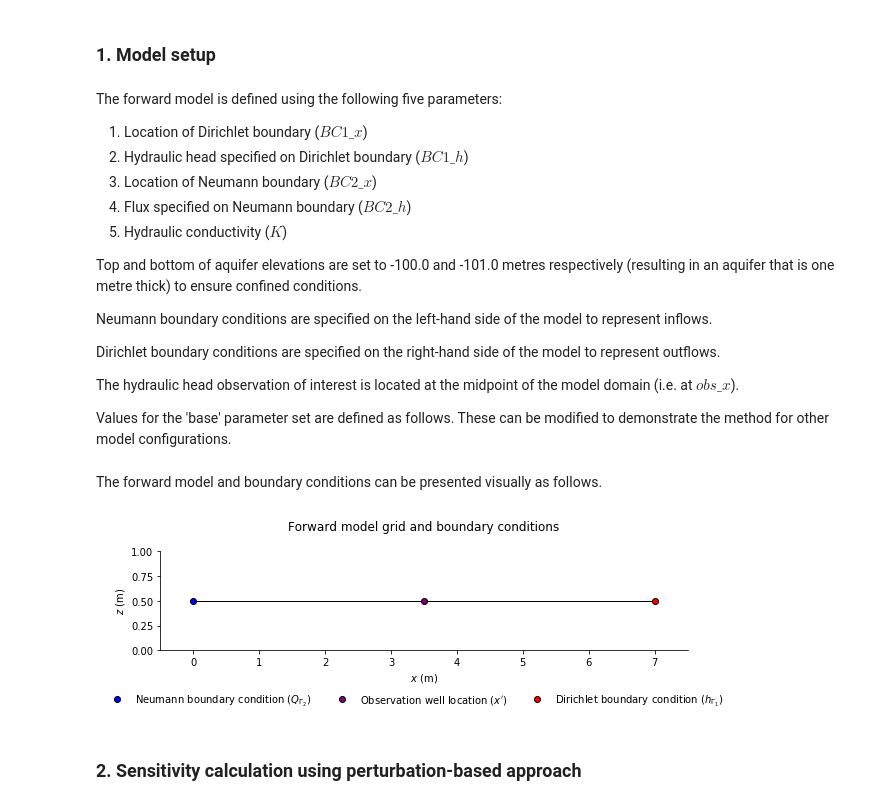
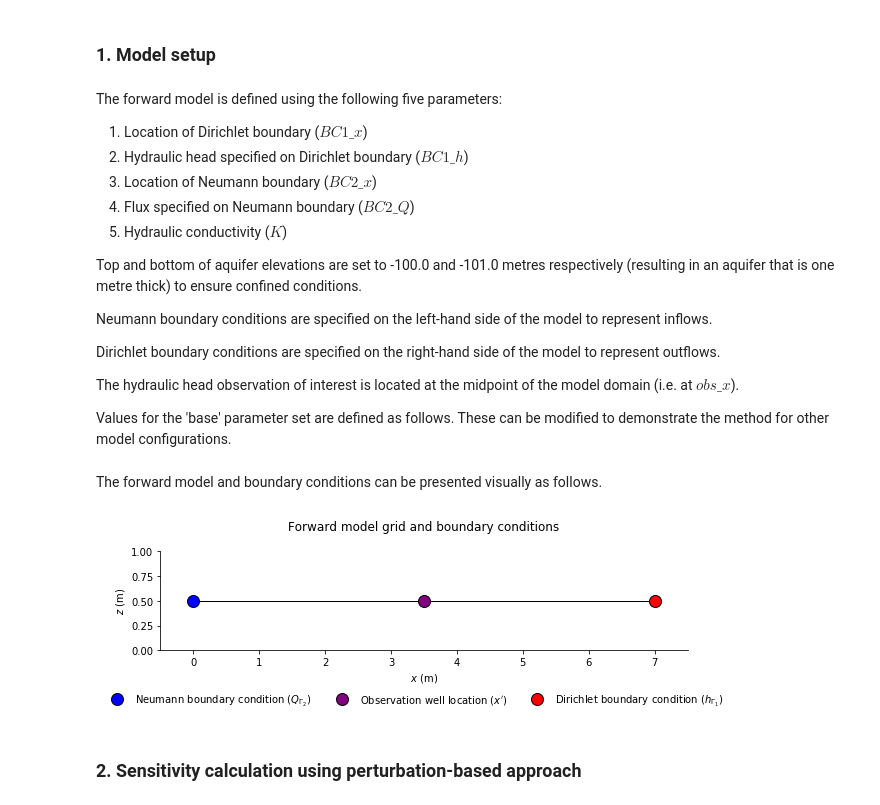
Before and after one commit to christurnadge/1o_adjoint_sensitivities, a Jupyter notebook: 02_Analytic_element_examples/02_dh_dBC1h_SS.ipynb, the cells around one changed output. Cells and saved outputs as stored; diff of their text form; code cells hidden in the pictures.

```diff
--- a/02_Analytic_element_examples/02_dh_dBC1h_SS.ipynb
+++ b/02_Analytic_element_examples/02_dh_dBC1h_SS.ipynb
@@ -13,7 +13,7 @@ The forward model is defined using the following five parameters:
 1. Location of Dirichlet boundary ($BC1\_x$)
 2. Hydraulic head specified on Dirichlet boundary ($BC1\_h$)
 3. Location of Neumann boundary ($BC2\_x$)
-4. Flux specified on Neumann boundary ($BC2\_h$)
+4. Flux specified on Neumann boundary ($BC2\_Q$)
 5. Hydraulic conductivity ($K$)
 
 Top and bottom of aquifer elevations are set to -100.0 and -101.0 metres respectively (resulting in an aquifer that is one metre thick) to ensure confined conditions.
@@ -41,24 +42,24 @@ The forward model and boundary conditions can be presented visually as follows.
 # %%
 %matplotlib inline
 import matplotlib as mpl
 import matplotlib.pyplot as plt
 
 f,s = plt.subplots(1, 1, figsize=[24.00/2.54, 8.00/2.54])
 s.set_aspect(1.5)
 s.set_title('Forward model grid and boundary conditions\n')
 s.set_xlim(BC2_x-0.5, BC1_x+0.5)
 s.set_ylim(0., 1.)
 s.set_xlabel('$x$ (m)')
 s.set_ylabel('$z$ (m)')
 s.plot([BC2_x, BC1_x], [0.5, 0.5], 'k-', lw=1.)
-s.plot(BC2_x, 0.5, 'o', ms=6, mfc='b', mec='k', label='Neumann boundary condition ($Q_{\Gamma_2}$)')
-s.plot(obs_x, 0.5, 'o', ms=6, mfc='purple', mec='k', label="Observation well location ($x'$)")
-s.plot(BC1_x, 0.5, 'o', ms=6, mfc='r', mec='k', label='Dirichlet boundary condition ($h_{\Gamma_1}$)')
+s.plot(BC2_x, 0.5, 'o', ms=12, mfc='b', mec='k', label='Neumann boundary condition ($Q_{\Gamma_2}$)')
+s.plot(obs_x, 0.5, 'o', ms=12, mfc='purple', mec='k', label="Observation well location ($x'$)")
+s.plot(BC1_x, 0.5, 'o', ms=12, mfc='r', mec='k', label='Dirichlet boundary condition ($h_{\Gamma_1}$)')
 s.spines['right'].set_visible(False)
 s.spines['top'].set_visible(False)
 l = f.legend(fancybox=False, frameon=False, loc=8, ncol=3)
 # %% [output]
-[figure, old version]
+[figure, new version]
 # %% [markdown]
 ### 2. Sensitivity calculation using perturbation-based approach
 # %% [markdown]
```
Also changed, not shown: parts of 3 cells of this notebook, 6 other files.
